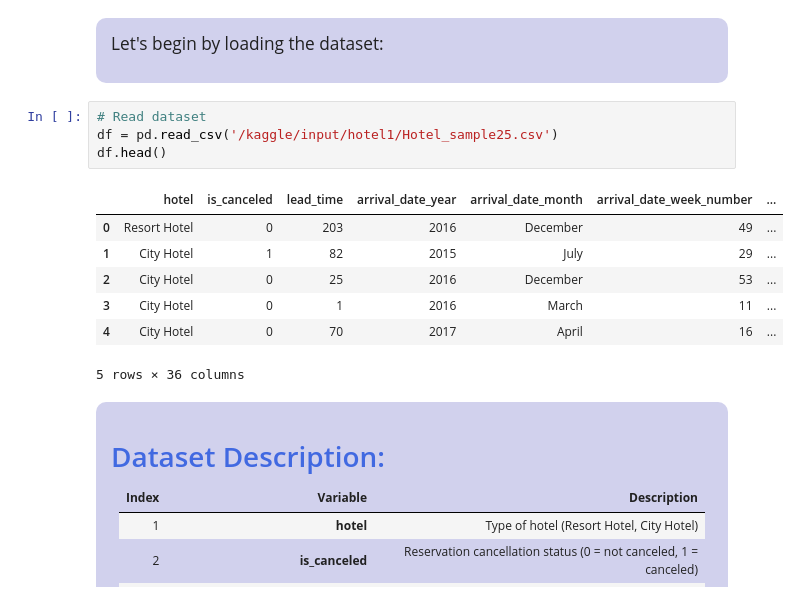
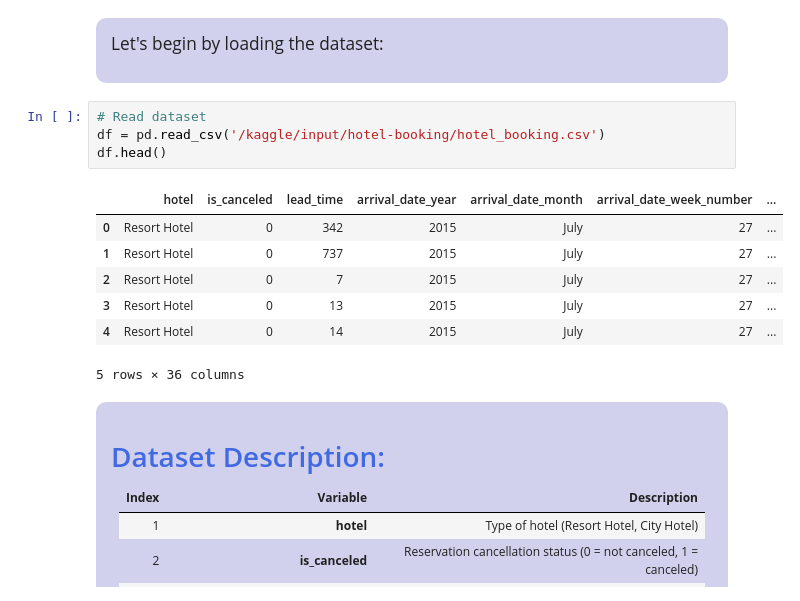
Before and after one commit to SaeidAslimanesh/Hotel-cancelling-prediction-, a Jupyter notebook: Hotel_cancellation_predict.ipynb, the cells around one changed output. Saved outputs shown, nothing was run; the diff lists cells and outputs as text.

```diff
--- a/Hotel_cancellation_predict.ipynb
+++ b/Hotel_cancellation_predict.ipynb
@@ -97,15 +99,15 @@ sns.set(rc={'axes.facecolor': 'lavender'}, style='darkgrid')
 Let's begin by loading the dataset:
 # %%
 # Read dataset
-df = pd.read_csv('/kaggle/input/hotel1/Hotel_sample25.csv')
+df = pd.read_csv('/kaggle/input/hotel-booking/hotel_booking.csv')
 df.head()
 # %% [output]
 |  | hotel | is_canceled | lead_time | arrival_date_year | arrival_date_month | arrival_date_week_number | ... |
-| 0 | Resort Hotel | 0 | 203 | 2016 | December | 49 | ... |
-| 1 | City Hotel | 1 | 82 | 2015 | July | 29 | ... |
-| 2 | City Hotel | 0 | 25 | 2016 | December | 53 | ... |
-| 3 | City Hotel | 0 | 1 | 2016 | March | 11 | ... |
-| 4 | City Hotel | 0 | 70 | 2017 | April | 16 | ... |
+| 0 | Resort Hotel | 0 | 342 | 2015 | July | 27 | ... |
+| 1 | Resort Hotel | 0 | 737 | 2015 | July | 27 | ... |
+| 2 | Resort Hotel | 0 | 7 | 2015 | July | 27 | ... |
+| 3 | Resort Hotel | 0 | 13 | 2015 | July | 27 | ... |
+| 4 | Resort Hotel | 0 | 14 | 2015 | July | 27 | ... |
 5 rows × 36 columns
 # %% [markdown]
 <div style="border-radius:10px; padding: 15px; background-color: #d1d1ed; font-size:120%; text-align:left">
```
Also changed, not shown: parts of 31 cells of this notebook.
